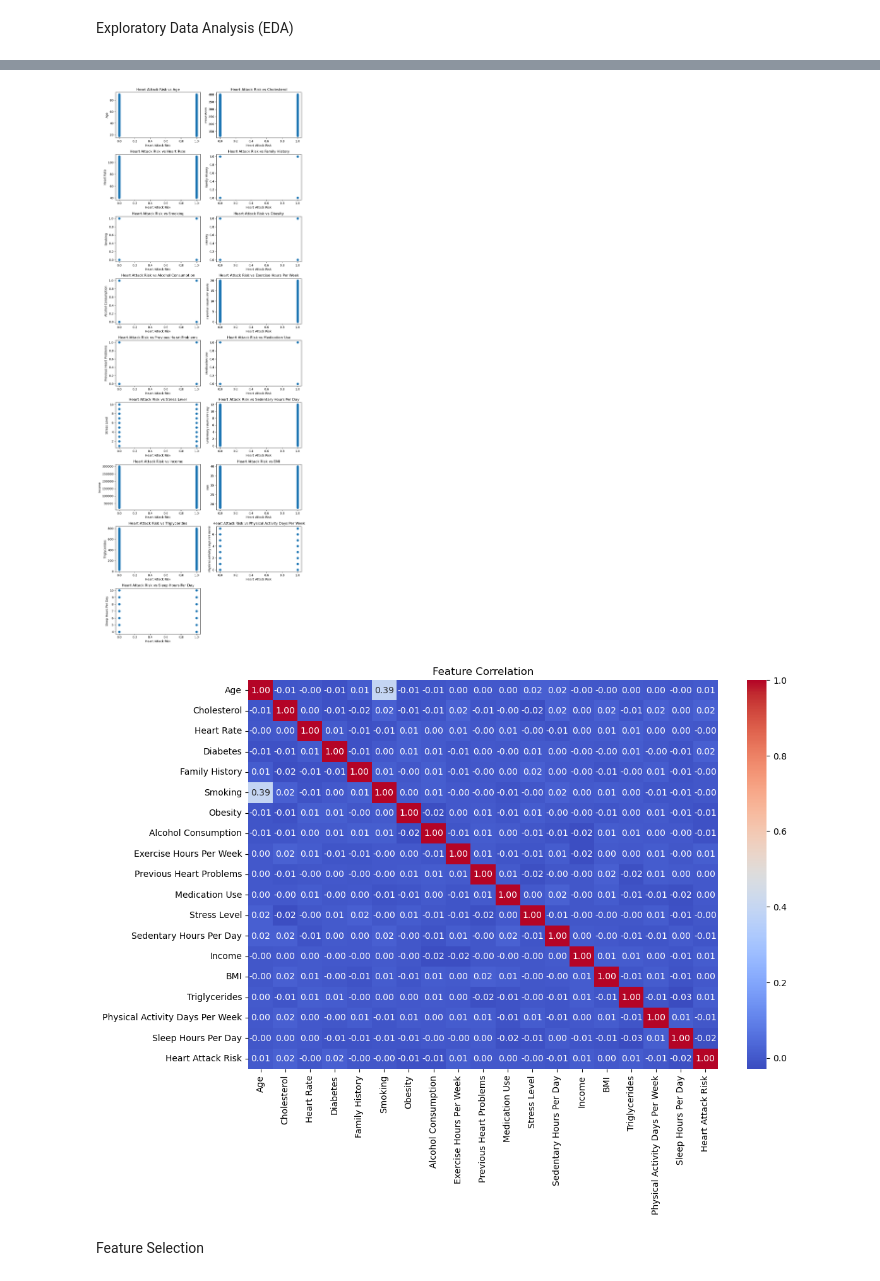
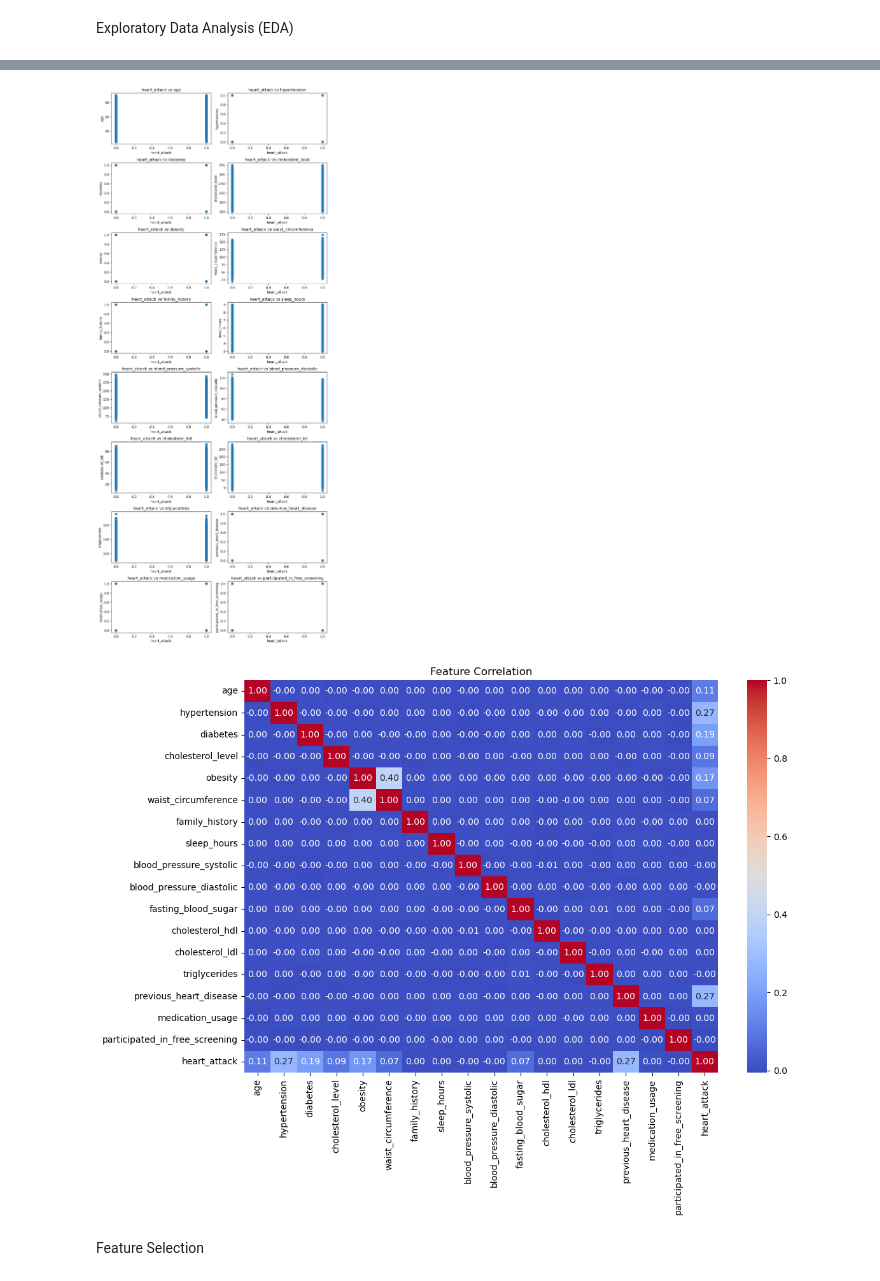
Before and after one commit to Akila-Prabath/Heart-Attack-Predictor, a Jupyter notebook: notebooks/FC212041_Isivara/eda_&_data_cleaning.ipynb, the cells around one changed output, grey strips where cells are left out. Cells and saved outputs as stored; diff of their text form; code cells hidden in the pictures.

```diff
--- a/notebooks/FC212041_Isivara/eda_&_data_cleaning.ipynb
+++ b/notebooks/FC212041_Isivara/eda_&_data_cleaning.ipynb
@@ -11,7 +11,7 @@ from sklearn.metrics import accuracy_score, confusion_matrix, classification_rep
 import pandas as pd
 
 # Load the dataset
-data = pd.read_csv('/workspaces/Heart-Attack-Predictor/data/raw/heart_attack_prediction_dataset.csv')
+data = pd.read_csv('/workspaces/Heart-Attack-Predictor/notebooks/FC212041_Isivara/heart_attack_prediction.csv')
 
 # Preview data
 data.head()
@@ -57,0 +50,5 @@ Heart Attack Risk ➜ [0 1]
+# %%
+# handel the missing values
+data['alcohol_consumption'] = data['alcohol_consumption'].fillna("Unknown")
+# check the missing values
+data.isnull().sum()
@@ -121,45 +197,41 @@ print(numerical_features)
 # %%
 def scatter(y,fig):
     plt.subplot(17,2,fig)
-    plt.scatter(data['Heart Attack Risk'],data[y])
-    plt.title('Heart Attack Risk vs '+y)
+    plt.scatter(data['heart_attack'],data[y])
+    plt.title('heart_attack vs '+y)
     plt.ylabel(y)
-    plt.xlabel('Heart Attack Risk')
+    plt.xlabel('heart_attack')
 
 plt.figure(figsize=(10,50))
 
-scatter('Age', 1)
-scatter('Cholesterol', 2)
-scatter('Heart Rate', 3)
-scatter('Family History', 4)
-scatter('Smoking',5)
-scatter('Obesity',6)
-scatter('Alcohol Consumption',7)
-scatter('Exercise Hours Per Week',8)
-scatter('Previous Heart Problems',9)
-scatter('Medication Use',10)
-scatter('Stress Level',11)
-scatter('Sedentary Hours Per Day',12)
-scatter('Income',13)
-scatter('BMI',14)
-scatter('Triglycerides',15)
-scatter('Physical Activity Days Per Week',16)
-scatter('Sleep Hours Per Day',17)
+scatter('age', 1)
+scatter('hypertension', 2)
+scatter('diabetes', 3)
+scatter('cholesterol_level', 4)
+scatter('obesity',5)
+scatter('waist_circumference',6)
+scatter('family_history',7)
+scatter('sleep_hours',8)
+scatter('blood_pressure_systolic',9)
+scatter('blood_pressure_diastolic',10)
+scatter('cholesterol_hdl',11)
+scatter('cholesterol_ldl',12)
+scatter('triglycerides',13)
+scatter('previous_heart_disease',14)
+scatter('medication_usage',15)
+scatter('participated_in_free_screening',16)
 
 plt.tight_layout()
 # %% [output]
-[figure, old version]
+[figure, new version]
 # %%
-import seaborn as sns
-import matplotlib.pyplot as plt
-
 # Correlation heatmap
 plt.figure(figsize=(12, 8))
 sns.heatmap(data.corr(numeric_only=True), annot=True, fmt=".2f", cmap="coolwarm")
 plt.title("Feature Correlation")
 plt.show()
 # %% [output]
-[figure, old version]
+[figure, new version]
 # %% [markdown]
 Feature Selection
 # %%
```
Also changed, not shown: parts of 23 cells of this notebook, 3 other files.
